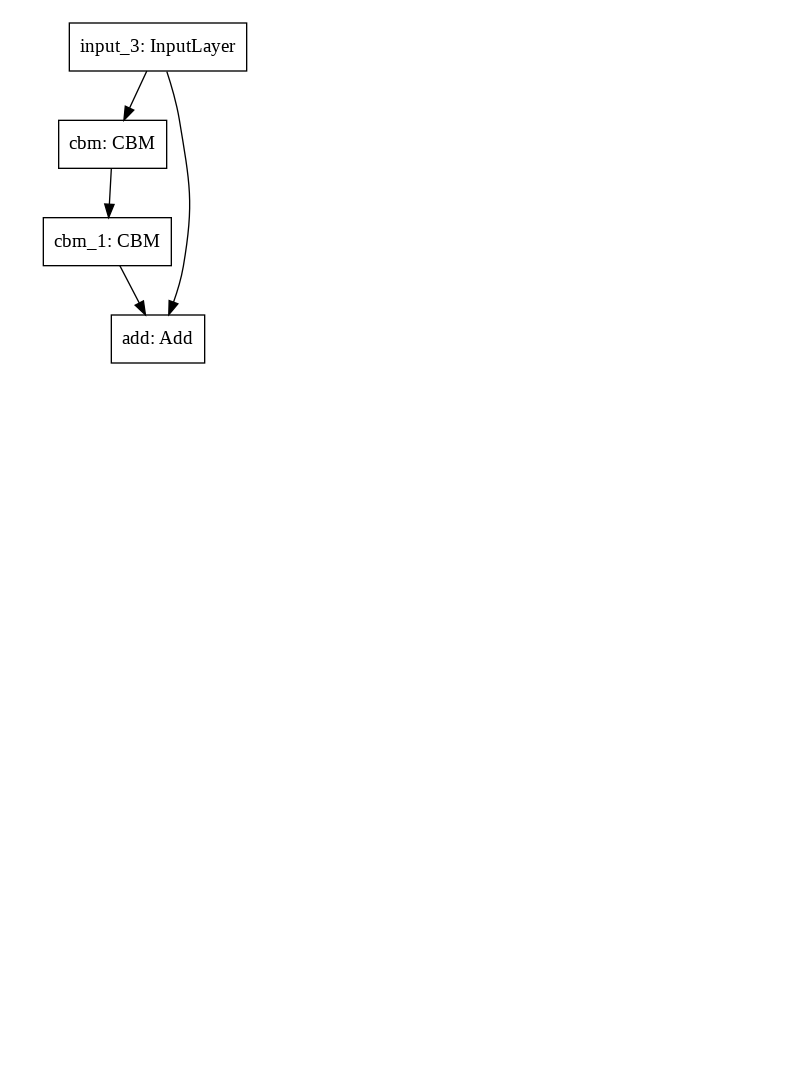
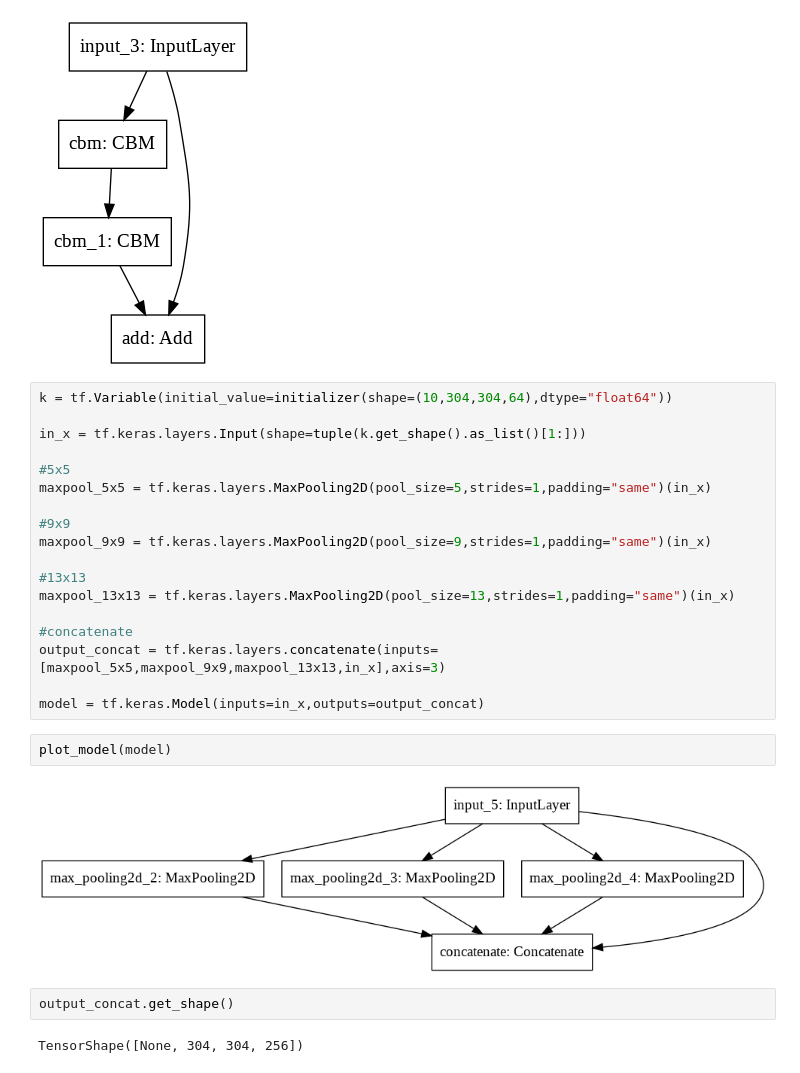
Before and after one commit to YuenFuiLau/Google-Colab, a Jupyter notebook: tensorflow_test.ipynb, the cells around one changed output. Cells and saved outputs as stored; diff of their text form; blank space fills up the shorter version.

```diff
--- a/tensorflow_test.ipynb
+++ b/tensorflow_test.ipynb
@@ -161,3 +164,29 @@ model = tf.keras.Model(inputs=in_x,outputs=output_shortcut)
 plot_model(model)
 # %% [output]
 [figure]
+# %%
+k = tf.Variable(initial_value=initializer(shape=(10,304,304,64),dtype="float64"))
+
+in_x = tf.keras.layers.Input(shape=tuple(k.get_shape().as_list()[1:]))
+
+#5x5
+maxpool_5x5 = tf.keras.layers.MaxPooling2D(pool_size=5,strides=1,padding="same")(in_x)
+
+#9x9
+maxpool_9x9 = tf.keras.layers.MaxPooling2D(pool_size=9,strides=1,padding="same")(in_x)
+
+#13x13
+maxpool_13x13 = tf.keras.layers.MaxPooling2D(pool_size=13,strides=1,padding="same")(in_x)
+
+#concatenate
+output_concat = tf.keras.layers.concatenate(inputs=[maxpool_5x5,maxpool_9x9,maxpool_13x13,in_x],axis=3)
+
+model = tf.keras.Model(inputs=in_x,outputs=output_concat)
+# %%
+plot_model(model)
+# %% [output]
+[figure, added]
+# %%
+output_concat.get_shape()
+# %% [output]
+TensorShape([None, 304, 304, 256])
```
Also changed, not shown: parts of 1 cell of this notebook.
